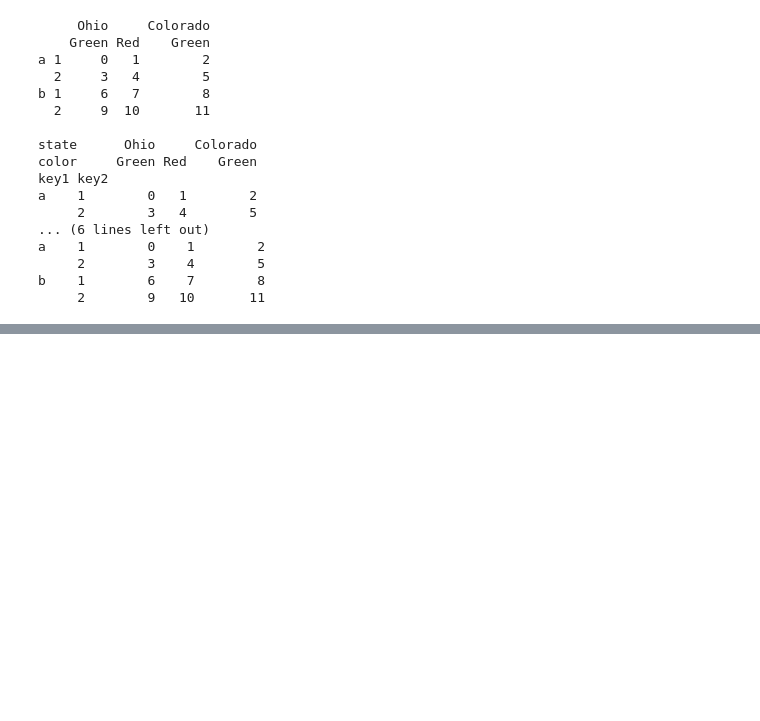
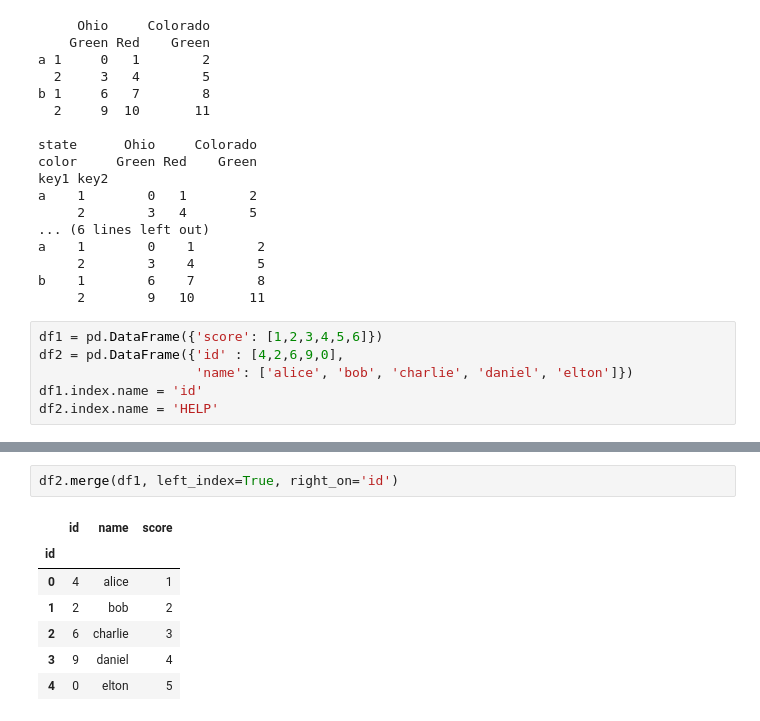
Before and after one commit to sylvainshan/Applied-Data-Analysis, a Jupyter notebook: Exercises/01 - Handling data/pd_tests.ipynb, the cells around one changed output, grey strips where cells are left out. Drawn from its saved outputs; the diff is of its cells as text; blank space fills up the shorter version.

Commit message:
Exercice 1 update + Project Data Preview

```diff
--- a/Exercises/01 - Handling data/pd_tests.ipynb
+++ b/Exercises/01 - Handling data/pd_tests.ipynb
@@ -261,3 +261,9 @@ a    1        0    1        2
      2        3    4        5
 b    1        6    7        8
      2        9   10       11
+# %%
+df1 = pd.DataFrame({'score': [1,2,3,4,5,6]})
+df2 = pd.DataFrame({'id' : [4,2,6,9,0],
+                    'name': ['alice', 'bob', 'charlie', 'daniel', 'elton']})
+df1.index.name = 'id'
+df2.index.name = 'HELP'
@@ -263,0 +299,10 @@ b    1        6    7        8
+# %%
+df2.merge(df1, left_index=True, right_on='id')
+# %% [output]
+|  | id | name | score |
+| id |  |  |  |
+| 0 | 4 | alice | 1 |
+| 1 | 2 | bob | 2 |
+| 2 | 6 | charlie | 3 |
+| 3 | 9 | daniel | 4 |
+| 4 | 0 | elton | 5 |
```
Also changed, not shown: parts of 5 cells of this notebook, 4 other files.
